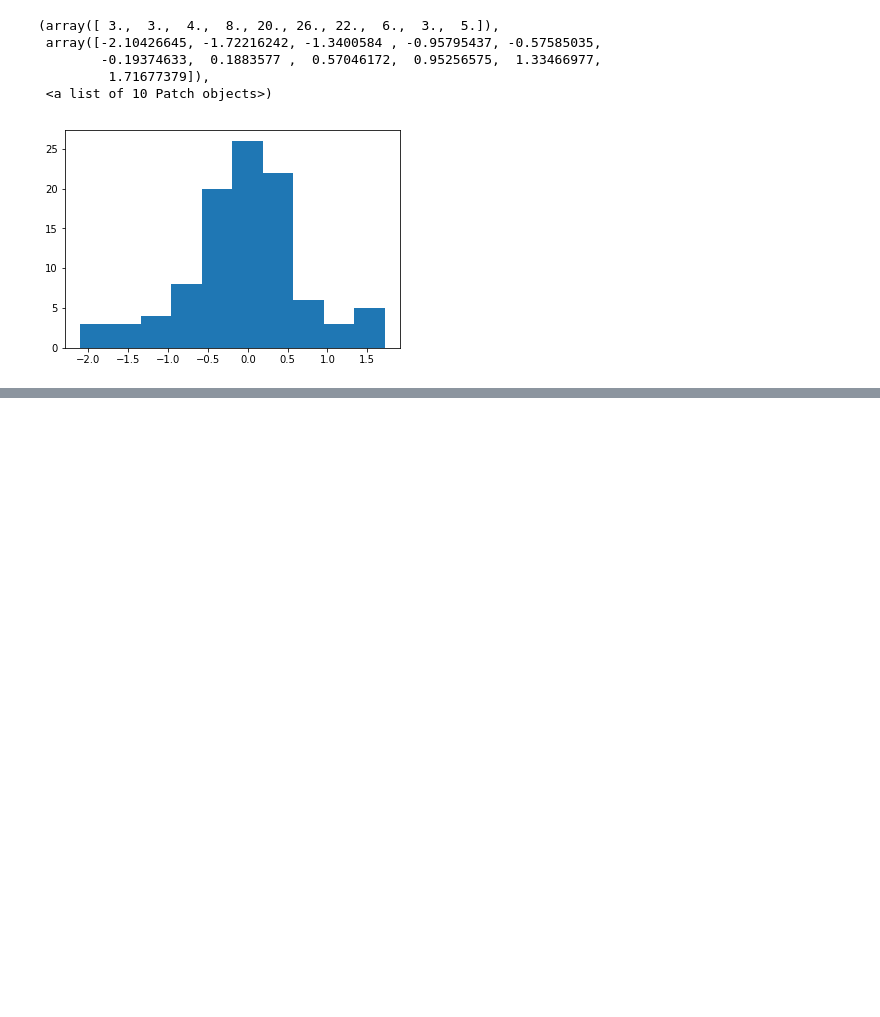
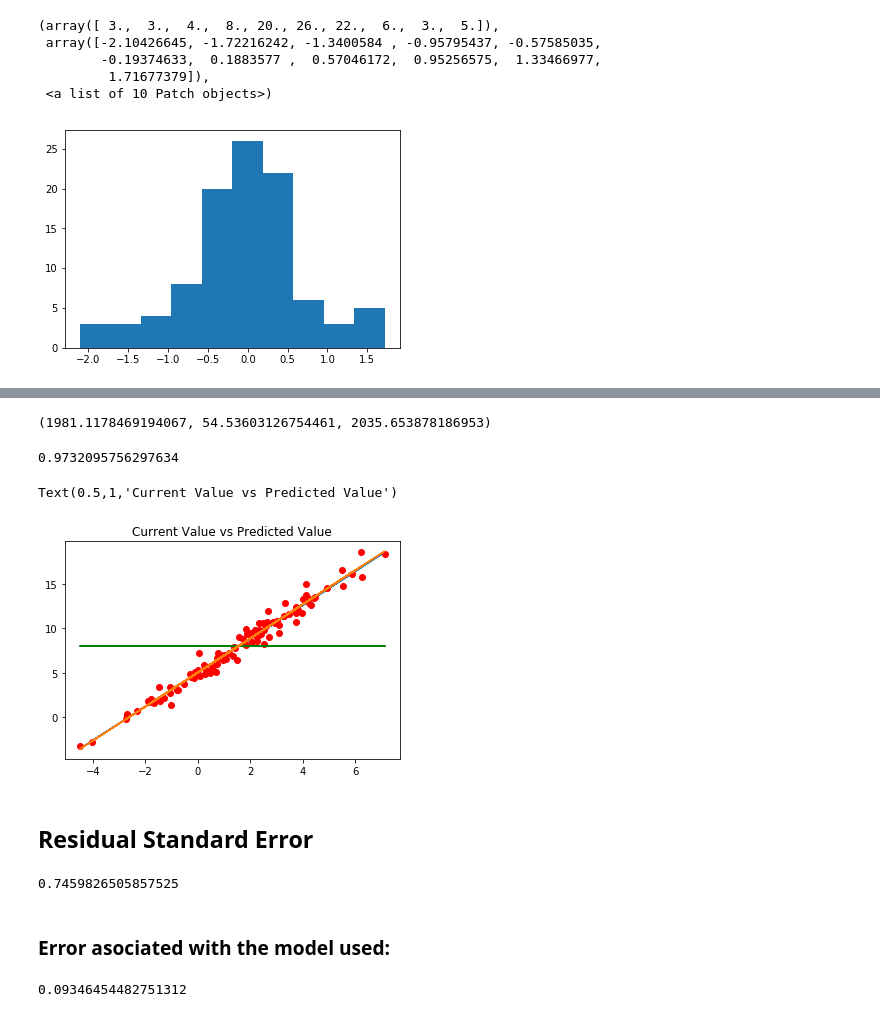
Before and after one commit to jasalazar/machine_learning_1, a Jupyter notebook: notebooks/Example_8 - Linear Regression.ipynb, the cells around one changed output, grey strips where cells are left out. Cells and saved outputs as stored; diff of their text form; code cells hidden in the pictures; blank space fills up the shorter version.

Commit message:
Simple Linear Regression

```diff
--- a/notebooks/Example_8 - Linear Regression.ipynb
+++ b/notebooks/Example_8 - Linear Regression.ipynb
@@ -103,0 +117,6 @@ plt.hist( data["y_pred"] - data["y_current"] ) #It follows the expected normal d
+# %%
+data["beta_n"] = (data["x"] - x_mean) * (data["y_current"] - y_mean)
+data["beta_d"] = (data["x"] - x_mean) ** 2
+# %%
+beta = sum( data["beta_n"] ) / sum( data["beta_d"] )
+beta
@@ -103,0 +125,3 @@ plt.hist( data["y_pred"] - data["y_current"] ) #It follows the expected normal d
+# %%
+alpha = y_mean - beta * x_mean
+alpha
@@ -103,0 +133,2 @@ plt.hist( data["y_pred"] - data["y_current"] ) #It follows the expected normal d
+# %%
+data["y_model"] = alpha + beta * data["x"]
@@ -103,0 +144,39 @@ plt.hist( data["y_pred"] - data["y_current"] ) #It follows the expected normal d
+# %%
+SSR = sum(( data["y_model"] - y_mean )**2)
+SSD = sum(( data["y_model"] - data["y_current"] )**2)
+SST = sum(( data["y_current"] - y_mean )**2)
+
+SSR, SSD, SST
+# %% [output]
+(1981.1178469194067, 54.53603126754461, 2035.653878186953)
+# %%
+R2 = SSR / SST
+R2 # Regression 97.32% accurate
+# %% [output]
+0.9732095756297634
+# %%
+y_mean = [ np.mean(y_current) for i in range( 1, len(x_list)+1 ) ]
+
+%matplotlib inline
+plt.plot( data["x"], data["y_pred"] )
+plt.plot( data["x"], data["y_current"], "ro" )
+plt.plot( data["x"], y_mean, "g" )
+plt.plot( data["x"], data["y_model"] )
+
+plt.title( "Current Value vs Predicted Value" )
+# %% [output]
+Text(0.5,1,'Current Value vs Predicted Value')
+[figure, added]
+# %% [markdown]
+## Residual Standard Error
+# %%
+RSE = np.sqrt( SSD / (len(data)-2) )
+RSE
+# %% [output]
+0.7459826505857525
+# %% [markdown]
+### Error asociated with the model used:
+# %%
+RSE / np.mean( data["y_current"] ) # 9.34%
+# %% [output]
+0.09346454482751312
```
Also changed, not shown: parts of 8 cells of this notebook.
